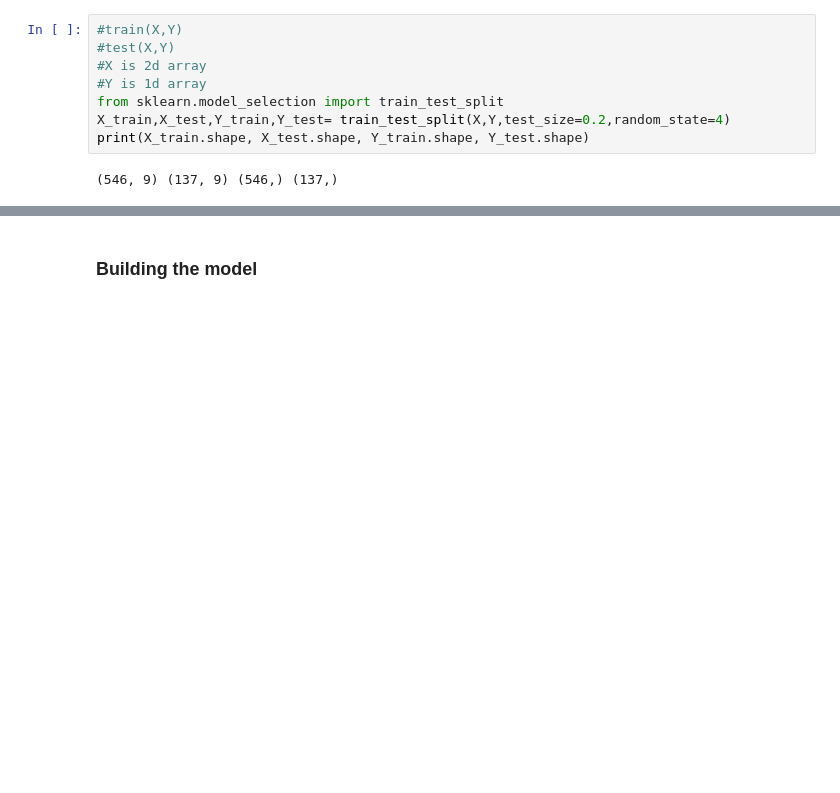
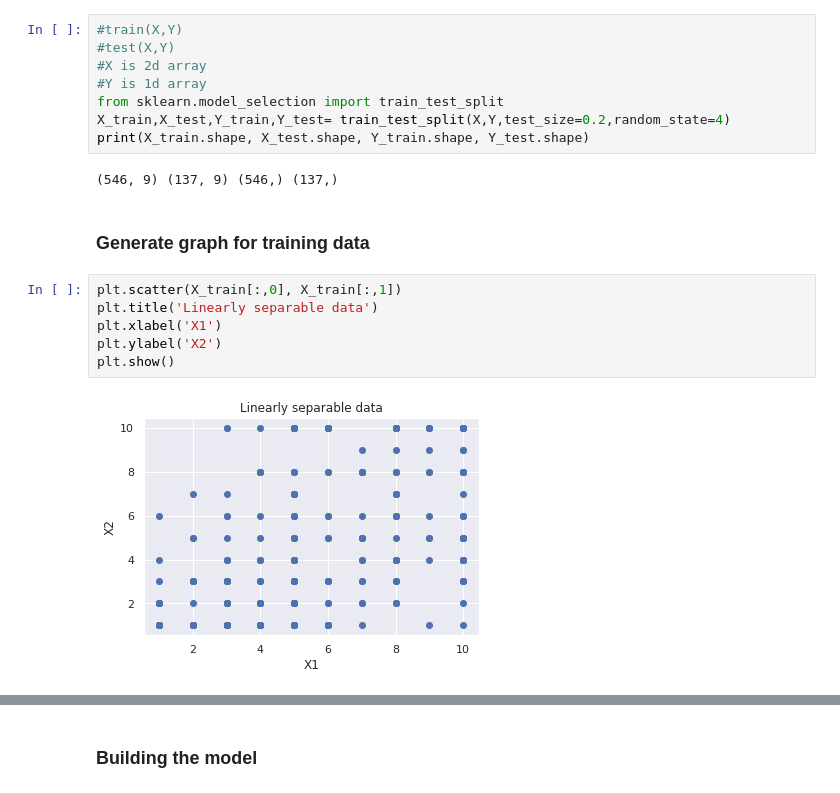
Before and after one commit to Vrushali9-collab/statsmodels-linear-regression, a Jupyter notebook: SVMDemo.ipynb, the cells around one changed output, grey strips where cells are left out. Drawn from its saved outputs; the diff is of its cells as text; blank space fills up the shorter version.

```diff
--- a/SVMDemo.ipynb
+++ b/SVMDemo.ipynb
@@ -102,3 +109,13 @@ X_train,X_test,Y_train,Y_test= train_test_split(X,Y,test_size=0.2,random_state=4
 print(X_train.shape, X_test.shape, Y_train.shape, Y_test.shape)
 # %% [output]
 (546, 9) (137, 9) (546,) (137,)
+# %% [markdown]
+### **Generate graph for training data**
+# %%
+plt.scatter(X_train[:,0], X_train[:,1])
+plt.title('Linearly separable data')
+plt.xlabel('X1')
+plt.ylabel('X2')
+plt.show()
+# %% [output]
+[figure, added]
```
Also changed, not shown: parts of 11 cells of this notebook.
